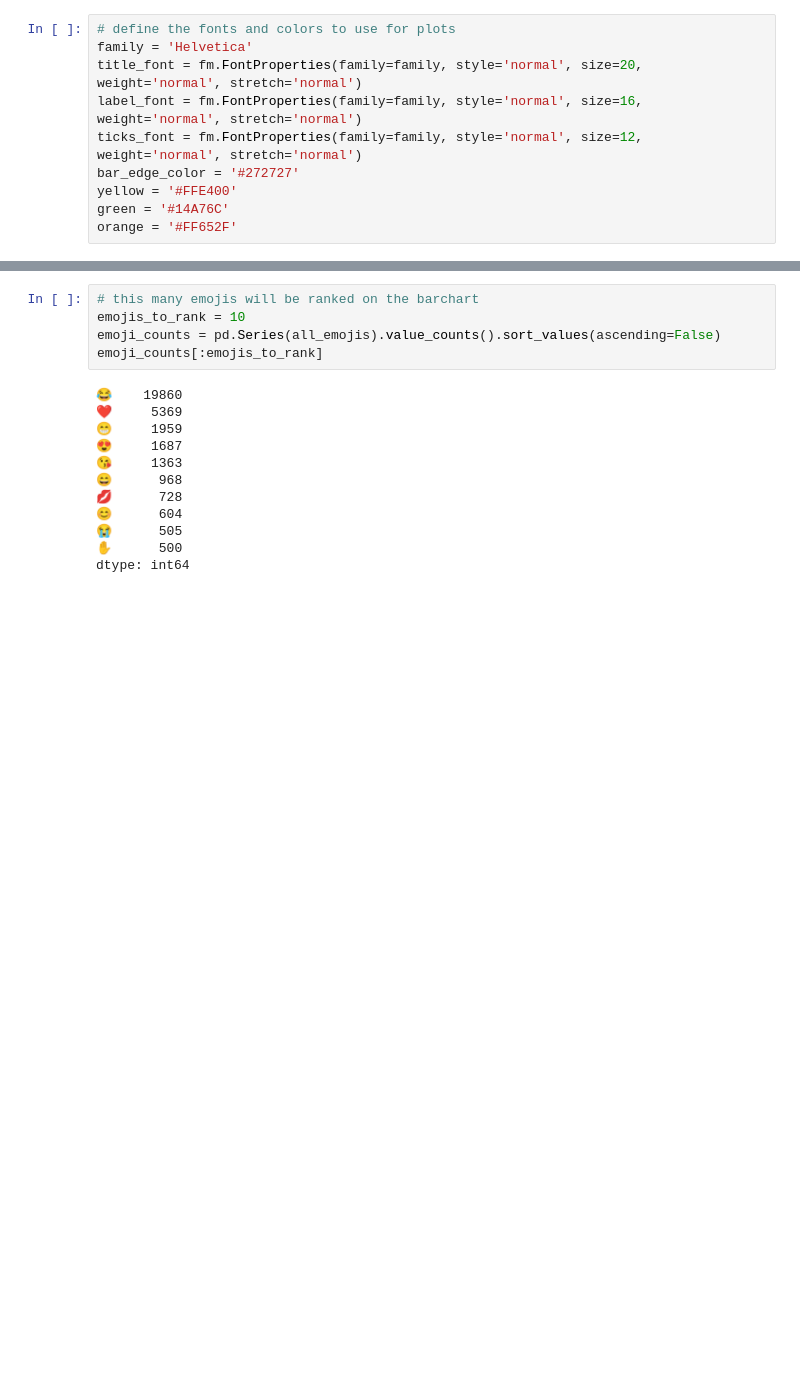
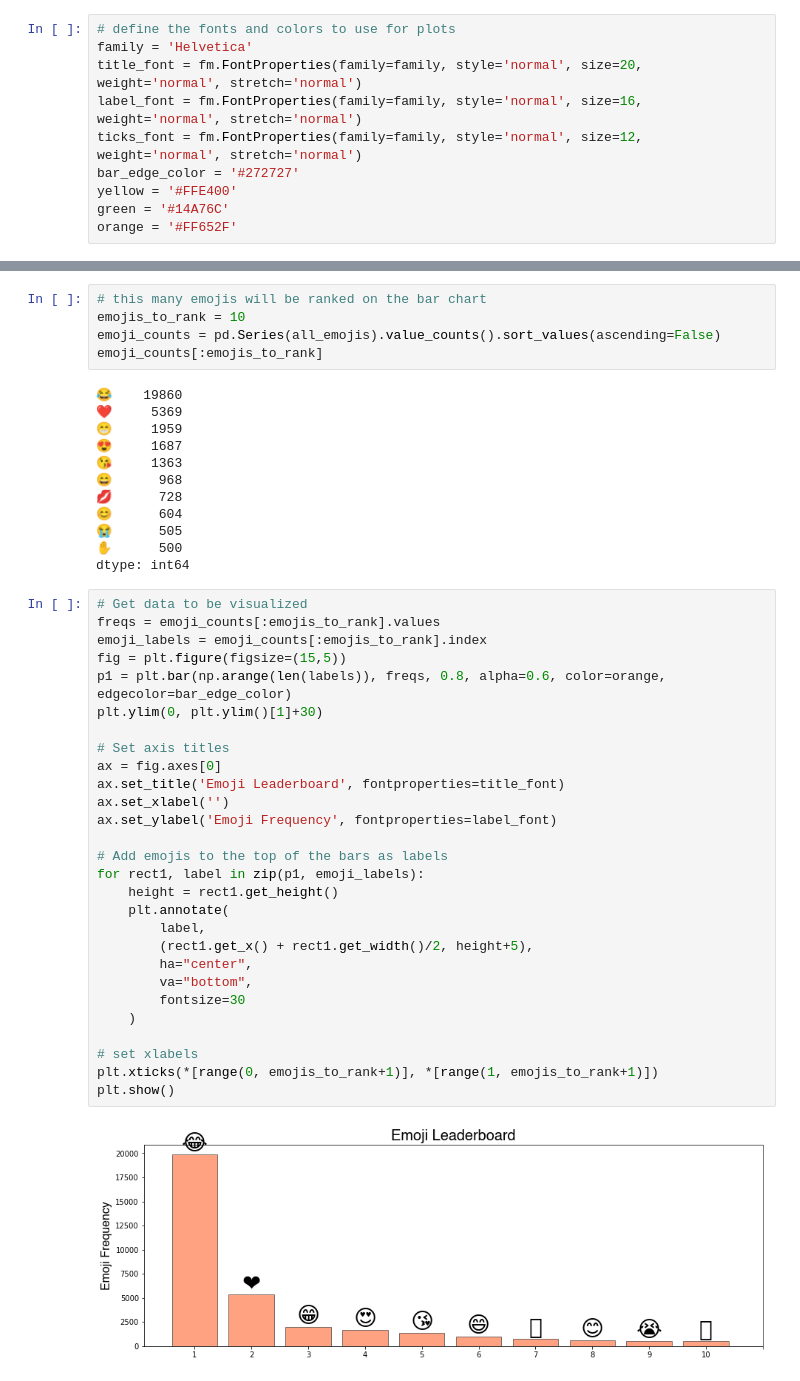
Before and after one commit to peter-gy/fb-messenger-analysis, a Jupyter notebook: jupyter/messenger-emoji-visualization.ipynb, the cells around one changed output, grey strips where cells are left out. Drawn from its saved outputs; the diff is of its cells as text; blank space fills up the shorter version.

```diff
--- a/jupyter/messenger-emoji-visualization.ipynb
+++ b/jupyter/messenger-emoji-visualization.ipynb
@@ -48,5 +41,5 @@ def get_emoji_img(emoji, size):
 # %%
-# this many emojis will be ranked on the barchart
+# this many emojis will be ranked on the bar chart
 emojis_to_rank = 10
 emoji_counts = pd.Series(all_emojis).value_counts().sort_values(ascending=False)
 emoji_counts[:emojis_to_rank]
@@ -62,3 +55,33 @@ emoji_counts[:emojis_to_rank]
 😭      505
 ✋      500
 dtype: int64
+# %%
+# Get data to be visualized
+freqs = emoji_counts[:emojis_to_rank].values
+emoji_labels = emoji_counts[:emojis_to_rank].index
+fig = plt.figure(figsize=(15,5))
+p1 = plt.bar(np.arange(len(labels)), freqs, 0.8, alpha=0.6, color=orange, edgecolor=bar_edge_color)
+plt.ylim(0, plt.ylim()[1]+30)
+
+# Set axis titles
+ax = fig.axes[0]
+ax.set_title('Emoji Leaderboard', fontproperties=title_font)
+ax.set_xlabel('')
+ax.set_ylabel('Emoji Frequency', fontproperties=label_font)
+
+# Add emojis to the top of the bars as labels
+for rect1, label in zip(p1, emoji_labels):
+    height = rect1.get_height()
+    plt.annotate(
+        label,
+        (rect1.get_x() + rect1.get_width()/2, height+5),
+        ha="center",
+        va="bottom",
+        fontsize=30
+    )
+
+# set xlabels
+plt.xticks(*[range(0, emojis_to_rank+1)], *[range(1, emojis_to_rank+1)])
+plt.show()
+# %% [output]
+[figure, added]
```
Also changed, not shown: parts of 8 cells of this notebook, 2 other files.
